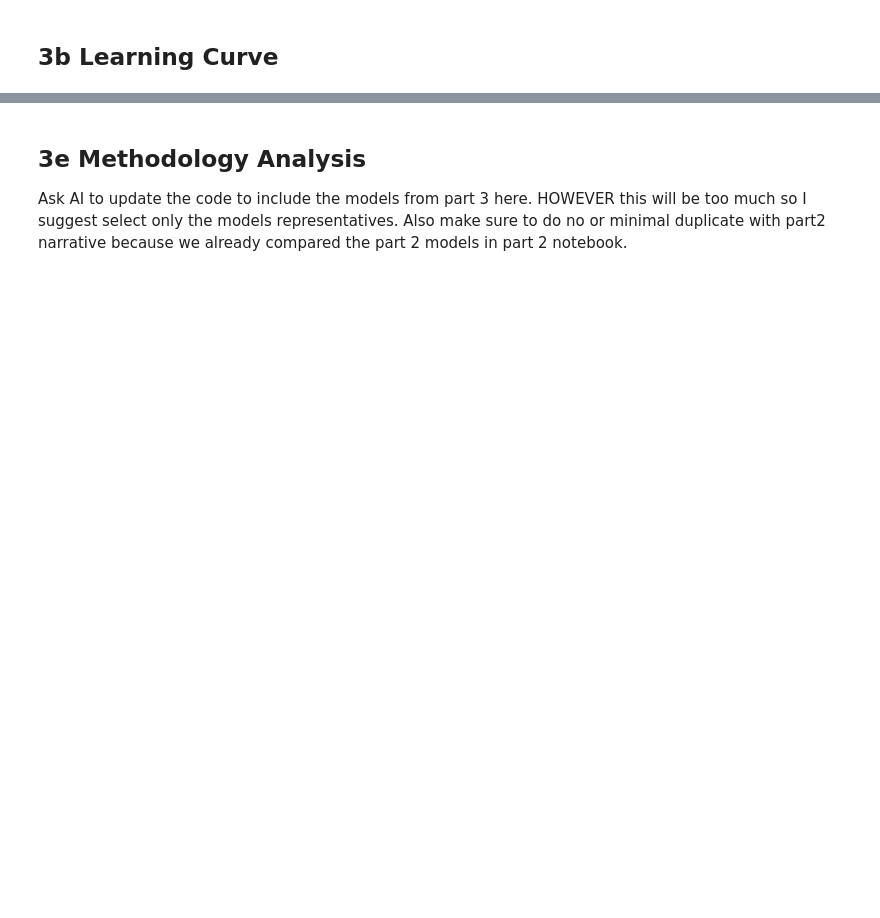
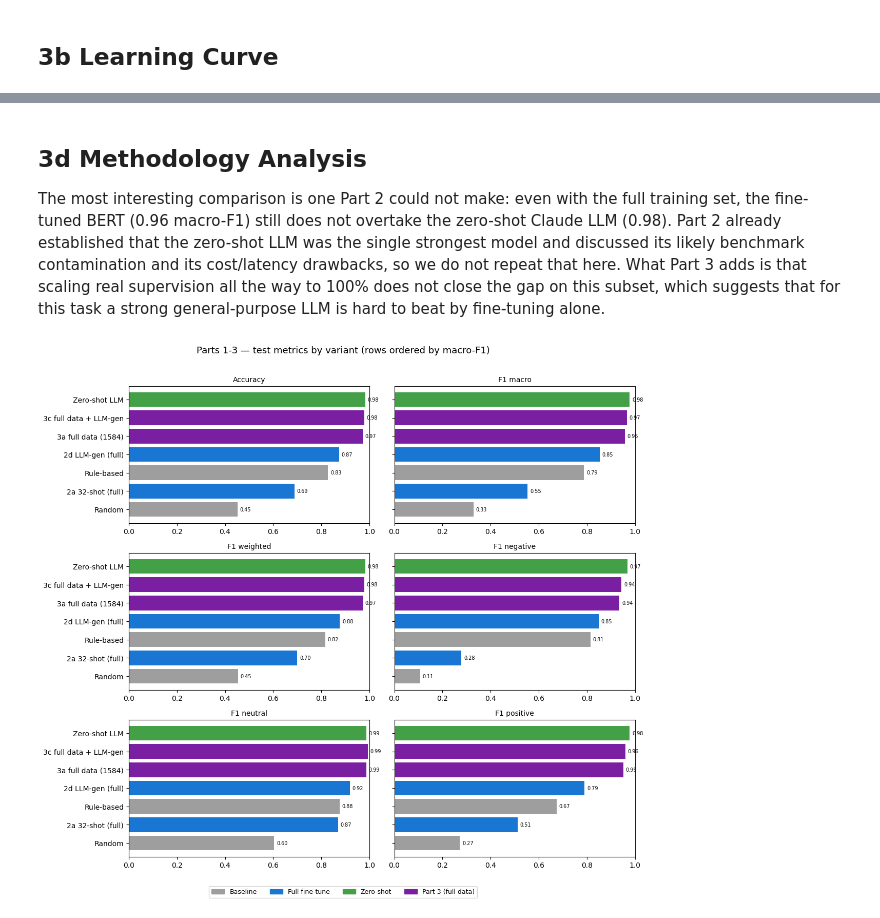
Before and after one commit to cherrylchico/advanced_nlp, a Jupyter notebook: notebooks/part3.ipynb, the cells around one changed output, grey strips where cells are left out. Saved outputs shown, nothing was run; the diff lists cells and outputs as text; code cells hidden in the pictures; blank space fills up the shorter version.

```diff
--- a/notebooks/part3.ipynb
+++ b/notebooks/part3.ipynb
@@ -341,7 +300,7 @@ we then plot the same curve from 3b, overlayed with the new curve here so the cu
 # each real subset before training. Same protocol as 3a (full FT, lr 2e-5, maxlen 128, batch 8,
 # up to 20 epochs, early-stop on val). x stays the % of REAL data so this curve overlays 3a's.
 # RESUME-AWARE: a row is reused only if its notes match the current protocol AND gen-set size.
-gen_3c = pd.read_csv('../data/llm_generated.csv')[['text', 'label']]   # fixed LLM-generated pool
+gen_3c = pd.read_csv('./llm_generated.csv')[['text', 'label']]   # fixed LLM-generated pool
 
 aug_curve_rows = []
 for f in FRACTIONS:
@@ -416,7 +424,6 @@ plot_curve_overlay()
 # %% [markdown]
-## 3e Methodology Analysis
-
-Ask AI to update the code to include the models from part 3 here.‍ HOWEVER this will be too much so I suggest select only the models representatives.‍ Also make sure to do no or minimal duplicate with part2 narrative because we already compared the part 2 models in part 2 notebook.‍
+## 3d Methodology Analysis
+The most interesting comparison is one Part 2 could not make: even with the full training set, the fine-tuned BERT (0.96 macro-F1) still does not overtake the zero-shot Claude LLM (0.98). Part 2 already established that the zero-shot LLM was the single strongest model and discussed its likely benchmark contamination and its cost/latency drawbacks, so we do not repeat that here. What Part 3 adds is that scaling real supervision all the way to 100% does not close the gap on this subset, which suggests that for this task a strong general-purpose LLM is hard to beat by fine-tuning alone.
 # %%
 # watermark: AGLLM (AI-assisted content disclosure)
 # Reusable Part-2 results chart. plot_metrics(keys) draws all six test metrics in a 3x2
@@ -482,3 +489,23 @@ def plot_metrics(keys, title='Part 2 — test metrics by variant (rows ordered b
     fig.suptitle(title, fontsize=13)
     fig.tight_layout(rect=[0, 0.04, 1, 0.97])
     plt.show()
+# %%
+# watermark: AGLLM (AI-assisted content disclosure)
+# 3d — add Part 3's representative (full-data) models to the shared comparison chart.
+CHART_VARIANTS.update({
+    '3a-full': ('bert-base-uncased', 'full-100%',   '3a full data (1584)',     'Part 3 (full data)'),
+    '3c-llm':  ('bert-base-uncased', 'llmgen-100%', '3c full data + LLM-gen',  'Part 3 (full data)'),
+})
+CHART_COLORS['Part 3 (full data)'] = '#7b1fa2'   # purple — sets Part 3 apart from Part 2's bars
+
+# A representative slice across all parts (not every variant): floors -> Part 2 few-shot
+# -> Part 3 full data -> zero-shot LLM. plot_metrics auto-sorts rows by macro-F1.
+plot_metrics(
+    ['random', 'rule',        # Part 1 floors
+     '2a-full', '2d-full',    # Part 2 few-shot (32 real, +LLM-generated)
+     '3a-full', '3c-llm',     # Part 3 full data
+     'zero-shot'],            # LLM reference
+    title='Parts 1-3 — test metrics by variant (rows ordered by macro-F1)'
+)
+# %% [output]
+[figure, added]
```
Also changed, not shown: parts of 21 cells of this notebook, 1 other file.
